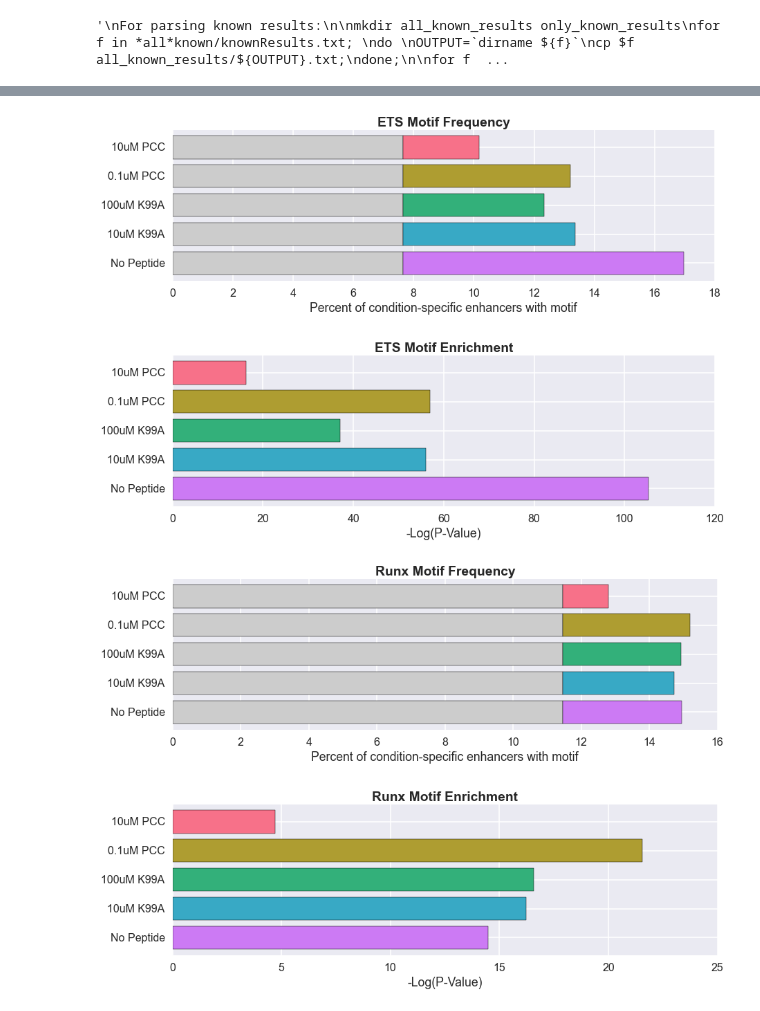
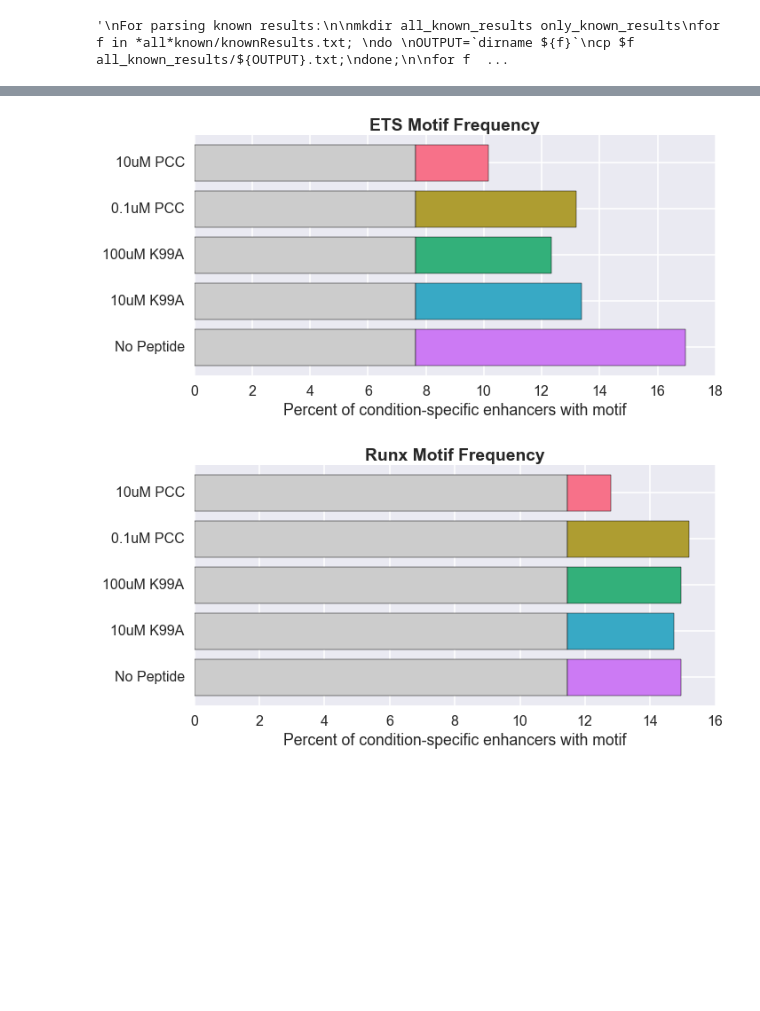
Before and after one commit to karmel/and-tcr-affinity, a Jupyter notebook: andtcr/motifs/enhancers_me2_and.ipynb, the cells around one changed output, grey strips where cells are left out. Saved outputs shown, nothing was run; the diff lists cells and outputs as text; code cells hidden in the pictures; blank space fills up the shorter version.

```diff
--- a/andtcr/motifs/enhancers_me2_and.ipynb
+++ b/andtcr/motifs/enhancers_me2_and.ipynb
@@ -49,6 +49,7 @@ for i, pep in enumerate(peptides):
                     header=False, index=True,
                     line_terminator='\r\n')
 # %%
+unique_counts = []
 for i, pep in enumerate(peptides):
     others = peptides[:i] + peptides[i+1:]
     other_cols = [prefix + o for o in others]
@@ -57,6 +58,7 @@ for i, pep in enumerate(peptides):
                     sep='\t',
                     header=False, index=True,
                     line_terminator='\r\n')
+    unique_counts.append(len(subdata))
 # %%
 '''
 Then run Homer:
@@ -131,9 +133,10 @@ for peptide in peptides:
 colors = sns.color_palette('husl', len(peptides))[::-1]
 width = .8
 for i, m in enumerate(motifs):
-    plt.figure()
+    plt.figure(figsize=[10,5])
 
-    plt.subplot(2,1,1)
+    #plt.subplot(2,1,1)
+    plt.subplot(1,1,1)
     bg_base = [max(bg_freqs[m])]*len(peptides)
     plt.barh(range(0,len(peptides)), bg_base,
              width, color='#CCCCCC')
@@ -143,13 +146,14 @@ for i, m in enumerate(motifs):
     plt.xlabel('Percent of enhancers with motif')
     plt.ylim([-.2, len(peptides)])
 
+    '''
     plt.subplot(2,1,2)
     plt.barh(range(0,len(peptides)), logpvals[m], width, color=colors)
     plt.title(names[i] + ' Motif Enrichment', fontweight='bold')
     plt.yticks([x + width/2 for x in range(0,len(peptides))], labels)
     plt.xlabel('-Log(P-Value)')
     plt.ylim([-.2, len(peptides)])
-
+    '''
     plt.tight_layout(h_pad=4)
 
     plt.savefig('figures/{}_motif_frequency.png'.format(names[i]), bbox_inches='tight')
@@ -178,36 +182,36 @@ for peptide in peptides:
     for m in motifs:
         target_f  = results.loc[m, '% of Target Sequences with Motif']
         bg_f  = results.loc[m, '% of Background Sequences with Motif']
         logp = results.loc[m, 'Log P-value']
         freqs[m].append(float(target_f.replace('%','')) - float(bg_f.replace('%','')))
         bg_freqs[m].append(float(bg_f.replace('%','')))
         logpvals[m].append(-logp)
 
 colors = sns.color_palette('husl', len(peptides))[::-1]
 width = .8
 for i, m in enumerate(motifs):
-    plt.figure()
+    plt.figure(figsize=[10,5])
 
-    plt.subplot(2,1,1)
+    plt.subplot(1,1,1)
     bg_base = [max(bg_freqs[m])]*len(peptides)
     plt.barh(range(0,len(peptides)), bg_base,
              width, color='#CCCCCC')
     plt.barh(range(0,len(peptides)), freqs[m], width, color=colors, left=bg_base)
     plt.title(names[i] + ' Motif Frequency', fontweight='bold')
     plt.yticks([x + width/2 for x in range(0,len(peptides))], labels)
     plt.xlabel('Percent of condition-specific enhancers with motif')
     plt.ylim([-.2, len(peptides)])
-
+    '''
     plt.subplot(2,1,2)
     plt.barh(range(0,len(peptides)), logpvals[m], width, color=colors)
     plt.title(names[i] + ' Motif Enrichment', fontweight='bold')
     plt.yticks([x + width/2 for x in range(0,len(peptides))], labels)
     plt.xlabel('-Log(P-Value)')
     plt.ylim([-.2, len(peptides)])
-
+    '''
     plt.tight_layout(h_pad=4)
 
     plt.savefig('figures/condition-specific_{}_motif_frequency.png'.format(names[i]), bbox_inches='tight')
 # %% [output]
-[figure, old version]
+[figure, new version]
-[figure, old version]
+[figure, new version]
```
Also changed, not shown: parts of 3 cells of this notebook, 18 other files.
